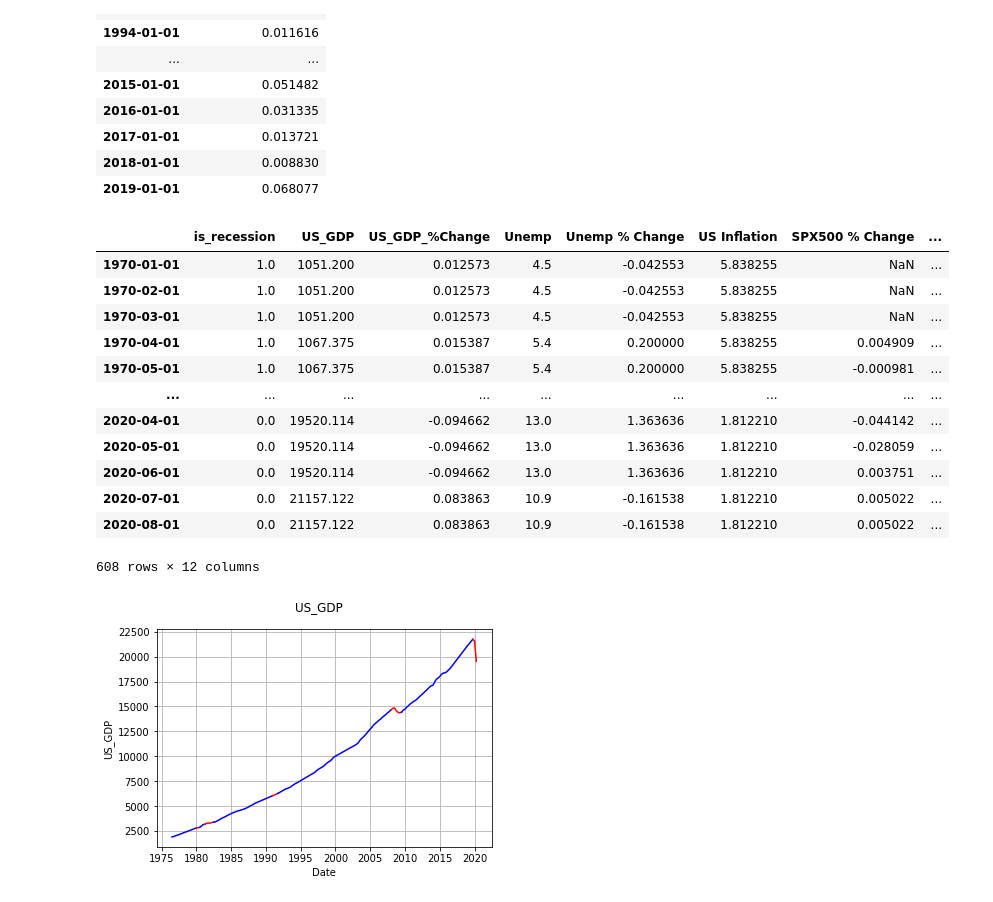
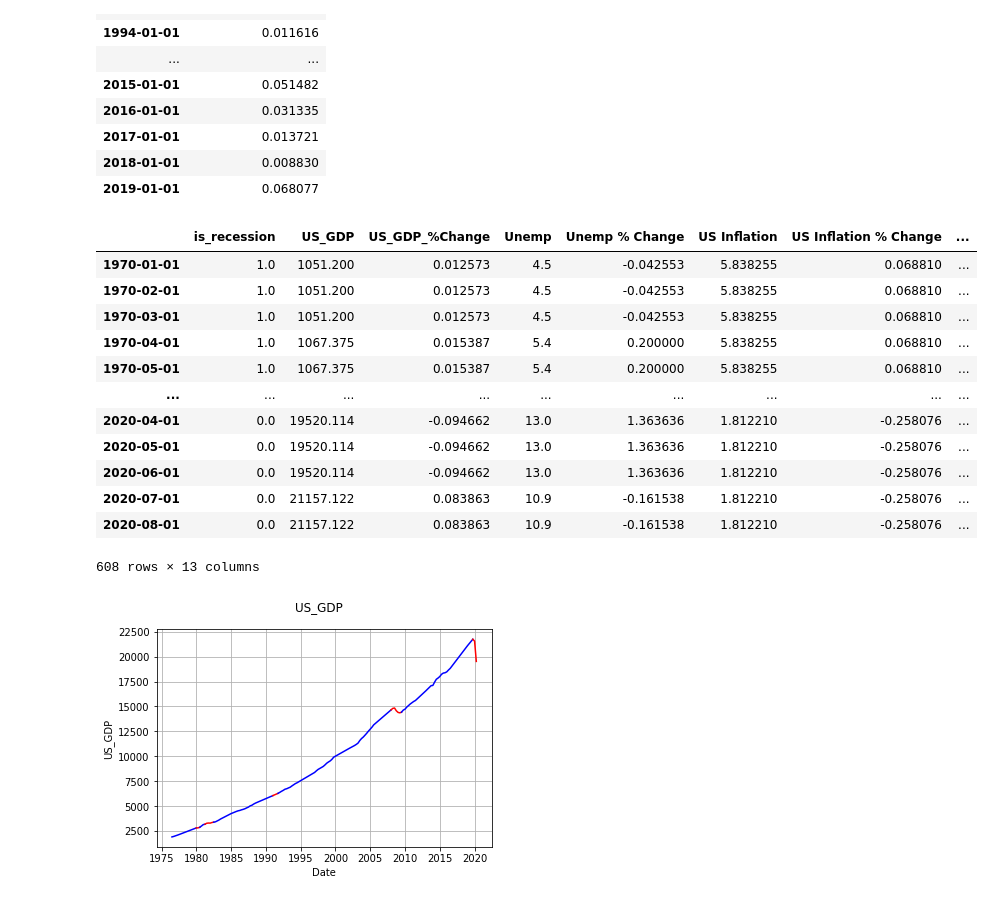
Before and after one commit to AvaneeshKolluri/MacroPredictionsProject, a Jupyter notebook: Project 2.ipynb, the cells around one changed output. Saved outputs shown, nothing was run; the diff lists cells and outputs as text; code cells hidden in the pictures.

Commit message:
Added US_Inflation % Change

```diff
--- a/Project 2.ipynb
+++ b/Project 2.ipynb
@@ -271,3 +271,6 @@ us_inflation
 | 2017-01-01 | 2.130110 |
 | 2018-01-01 | 2.442583 |
 | 2019-01-01 | 1.812210 |
+# %%
+us_inflation_pctch = get_fred_series('FPCPITOTLZGUSA', '1970-01-01', 'US Inflation % Change', pct_change=True)
+us_inflation_pctch
@@ -378,35 +399,38 @@ df_merged['US Inflation'].fillna((df_merged['US Inflation'].mean()), inplace=Tru
 df_merged['US Median Income'].fillna((df_merged['US Median Income'].mean()), inplace=True)'''
 # %%
 # Macro: GDP,Unemployment, Inflation, Debt, ycurve, Manufacturing Employees
-# Micro: SPX500, NASDAQCOM, Loans
+# Micro: SPX500, NASDAQCOM, Income
 
-outer = [us_rec, us_gdp, us_gdp_pctcg, unemp, unemp_pct, us_inflation, sp500,  med_income, nascom_pct, ycurve, us_employees_chg]
+# Add a % Change for US Inflation
+# Mathew will take care of the prerecorded NaN's
+
+outer = [us_rec, us_gdp, us_gdp_pctcg, unemp, unemp_pct, us_inflation, us_inflation_pctch, sp500,  med_income, nascom_pct, ycurve, us_employees_chg]
 df_merged = reduce(lambda  left,right: pd.merge(left,right,left_index=True,right_index=True,
                                                 how='outer'), outer)
 inner = [df_merged, us_employees]
 df_merged = reduce(lambda  left,right: pd.merge(left,right,left_index=True,right_index=True,
                                                 how='inner'), inner)
 df_merged = df_merged.iloc[:-2].fillna(method = 'ffill')
-#df_merged['US Inflation'].fillna((df_merged['US Inflation'].mean()), inplace=True)
-#df_merged['US Median Income'].fillna((df_merged['US Median Income'].mean()), inplace=True)
-#df_merged['SPX500 % Change'].fillna((df_merged['SPX500 % Change'].loc['1970-04-01']), inplace=True)
-#df_merged['NASDAQCOM % Chg'].fillna((df_merged['NASDAQCOM % Chg'].loc['1971-04-01']), inplace=True)
-#df_merged['10Y-2Y'].fillna((df_merged['10Y-2Y'].loc['1976-07-01']), inplace=True)
+df_merged['US Inflation'].fillna((df_merged['US Inflation'].mean()), inplace=True)
+df_merged['US Median Income'].fillna((df_merged['US Median Income'].mean()), inplace=True)
+df_merged['SPX500 % Change'].fillna((df_merged['SPX500 % Change'].loc['1970-04-01']), inplace=True)
+df_merged['NASDAQCOM % Chg'].fillna((df_merged['NASDAQCOM % Chg'].loc['1971-04-01']), inplace=True)
+df_merged['10Y-2Y'].fillna((df_merged['10Y-2Y'].loc['1976-07-01']), inplace=True)
 df_merged
 # %% [output]
-|  | is_recession | US_GDP | US_GDP_%Change | Unemp | Unemp % Change | US Inflation | SPX500 % Change | ... |
-| 1970-01-01 | 1.0 | 1051.200 | 0.012573 | 4.5 | -0.042553 | 5.838255 | NaN | ... |
-| 1970-02-01 | 1.0 | 1051.200 | 0.012573 | 4.5 | -0.042553 | 5.838255 | NaN | ... |
-| 1970-03-01 | 1.0 | 1051.200 | 0.012573 | 4.5 | -0.042553 | 5.838255 | NaN | ... |
-| 1970-04-01 | 1.0 | 1067.375 | 0.015387 | 5.4 | 0.200000 | 5.838255 | 0.004909 | ... |
-| 1970-05-01 | 1.0 | 1067.375 | 0.015387 | 5.4 | 0.200000 | 5.838255 | -0.000981 | ... |
+|  | is_recession | US_GDP | US_GDP_%Change | Unemp | Unemp % Change | US Inflation | US Inflation % Change | ... |
+| 1970-01-01 | 1.0 | 1051.200 | 0.012573 | 4.5 | -0.042553 | 5.838255 | 0.068810 | ... |
+| 1970-02-01 | 1.0 | 1051.200 | 0.012573 | 4.5 | -0.042553 | 5.838255 | 0.068810 | ... |
+| 1970-03-01 | 1.0 | 1051.200 | 0.012573 | 4.5 | -0.042553 | 5.838255 | 0.068810 | ... |
+| 1970-04-01 | 1.0 | 1067.375 | 0.015387 | 5.4 | 0.200000 | 5.838255 | 0.068810 | ... |
+| 1970-05-01 | 1.0 | 1067.375 | 0.015387 | 5.4 | 0.200000 | 5.838255 | 0.068810 | ... |
 | ... | ... | ... | ... | ... | ... | ... | ... | ... |
-| 2020-04-01 | 0.0 | 19520.114 | -0.094662 | 13.0 | 1.363636 | 1.812210 | -0.044142 | ... |
-| 2020-05-01 | 0.0 | 19520.114 | -0.094662 | 13.0 | 1.363636 | 1.812210 | -0.028059 | ... |
-| 2020-06-01 | 0.0 | 19520.114 | -0.094662 | 13.0 | 1.363636 | 1.812210 | 0.003751 | ... |
-| 2020-07-01 | 0.0 | 21157.122 | 0.083863 | 10.9 | -0.161538 | 1.812210 | 0.005022 | ... |
-| 2020-08-01 | 0.0 | 21157.122 | 0.083863 | 10.9 | -0.161538 | 1.812210 | 0.005022 | ... |
+| 2020-04-01 | 0.0 | 19520.114 | -0.094662 | 13.0 | 1.363636 | 1.812210 | -0.258076 | ... |
+| 2020-05-01 | 0.0 | 19520.114 | -0.094662 | 13.0 | 1.363636 | 1.812210 | -0.258076 | ... |
+| 2020-06-01 | 0.0 | 19520.114 | -0.094662 | 13.0 | 1.363636 | 1.812210 | -0.258076 | ... |
+| 2020-07-01 | 0.0 | 21157.122 | 0.083863 | 10.9 | -0.161538 | 1.812210 | -0.258076 | ... |
+| 2020-08-01 | 0.0 | 21157.122 | 0.083863 | 10.9 | -0.161538 | 1.812210 | -0.258076 | ... |
-608 rows × 12 columns
+608 rows × 13 columns
 # %%
 import numpy
 from matplotlib import pyplot as plt
```
Also changed, not shown: parts of 2 cells of this notebook.
